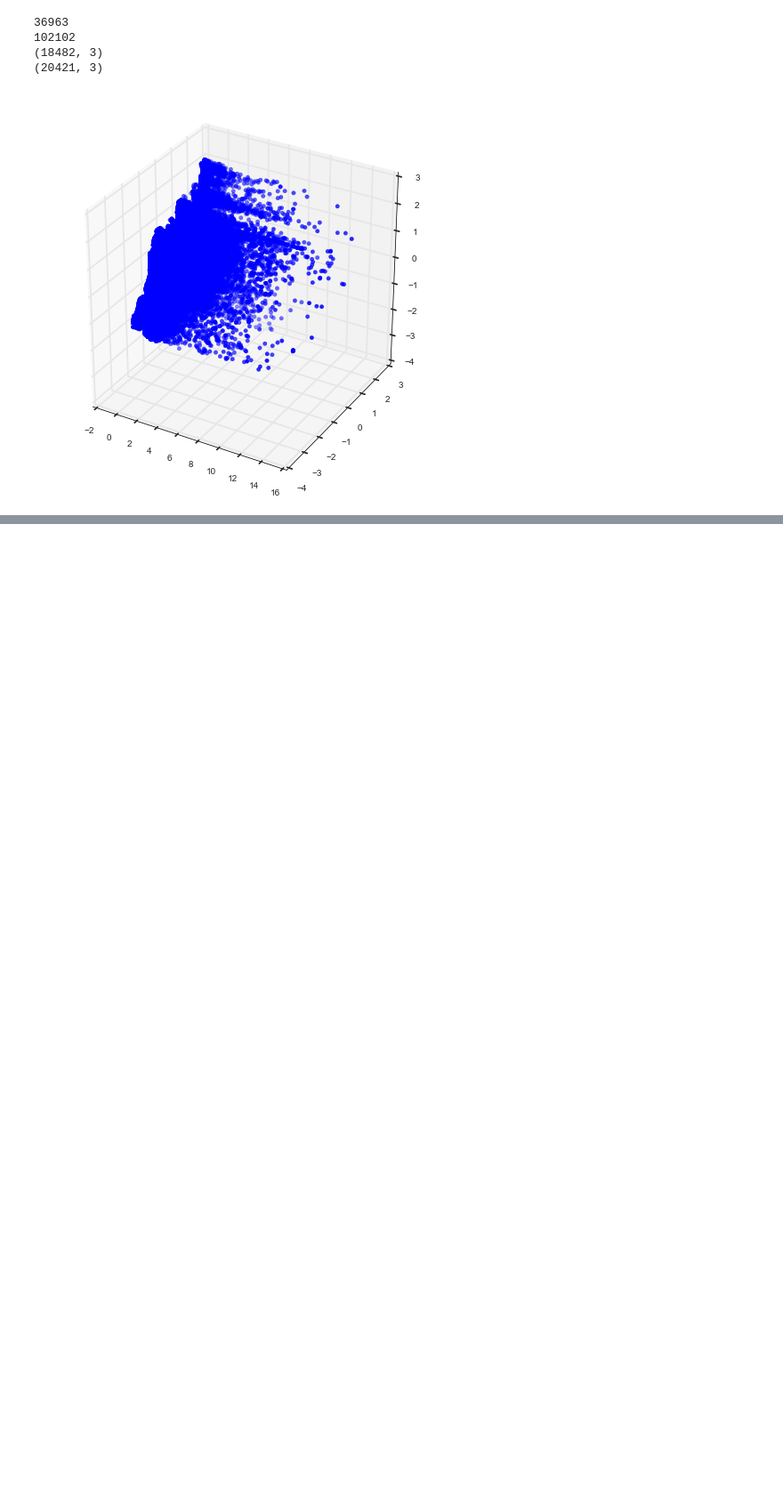
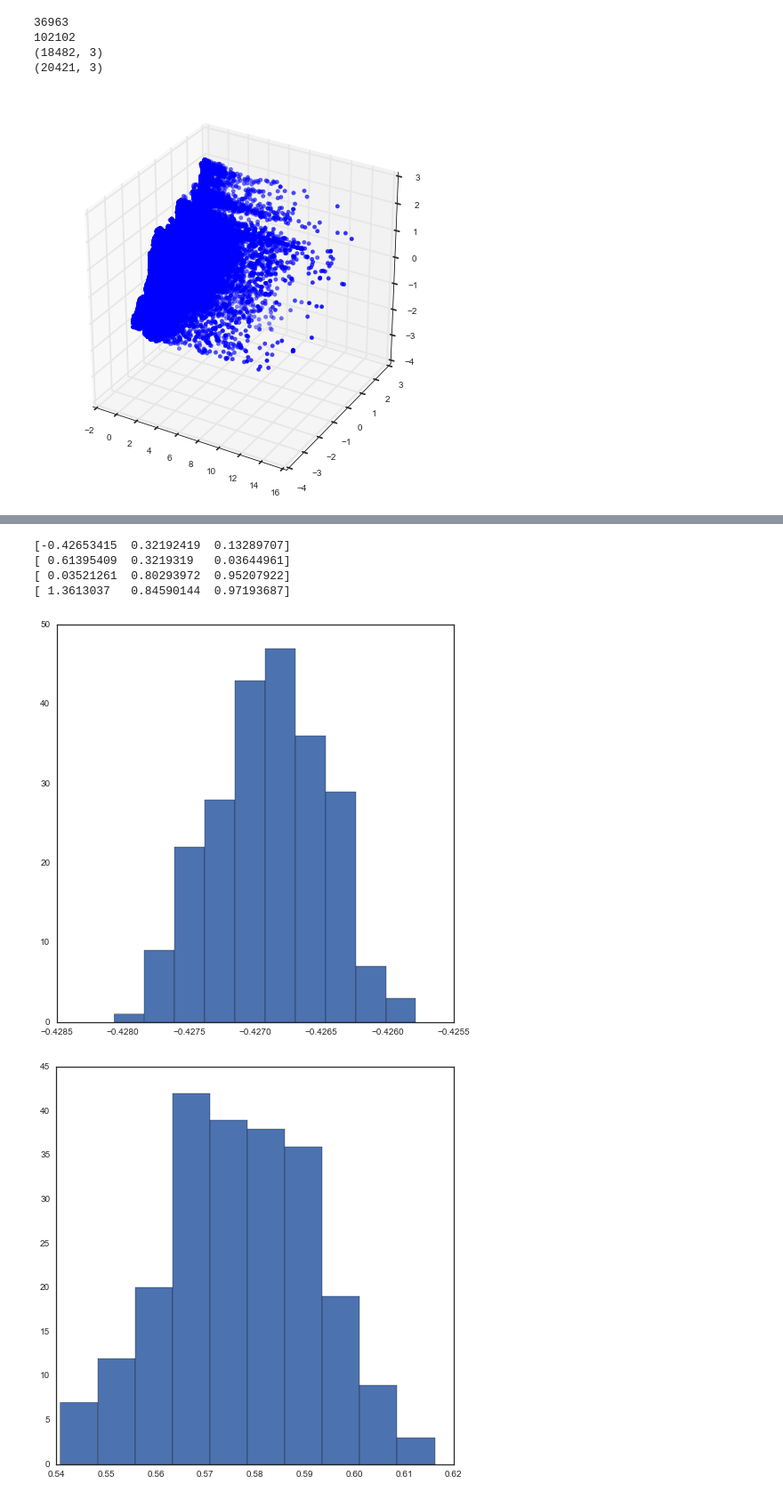
Before and after one commit to onefishy/Boston311, a Jupyter notebook: Code/realclustering.ipynb, the cells around one changed output, grey strips where cells are left out. Shown at 89% size. Cells and saved outputs as stored; diff of their text form; code cells hidden in the pictures; blank space fills up the shorter version.

```diff
--- a/Code/realclustering.ipynb
+++ b/Code/realclustering.ipynb
@@ -379,0 +424,31 @@ plt.show()
+# %%
+print np.mean(cluster1, axis = 0)
+print np.mean(cluster2, axis = 0)
+print np.std(cluster1, axis = 0)
+print np.std(cluster2, axis = 0)
+# %% [output]
+[-0.42653415  0.32192419  0.13289707]
+[ 0.61395409  0.3219319   0.03644961]
+[ 0.03521261  0.80293972  0.95207922]
+[ 1.3613037   0.84590144  0.97193687]
+# %%
+plt.hist(mu_samples[burnin:,0, 0])
+plt.show()
+plt.hist(mu_samples[burnin:,1, 0])
+plt.show()
+
+plt.hist(mu_samples[burnin:,0, 1], alpha = 0.5)
+plt.hist(mu_samples[burnin:,1, 1], alpha = 0.5)
+plt.show()
+
+plt.hist(mu_samples[burnin:,0, 2],alpha = 0.5)
+plt.hist(mu_samples[burnin:,1, 2],alpha = 0.5)
+plt.show()
+
+
+plt.hist(pi_samples[burnin:,0])
+plt.title('pi')
+plt.show()
+# %% [output]
+[figure, added]
+[figure, added]
```
Also changed, not shown: parts of 25 cells of this notebook.
